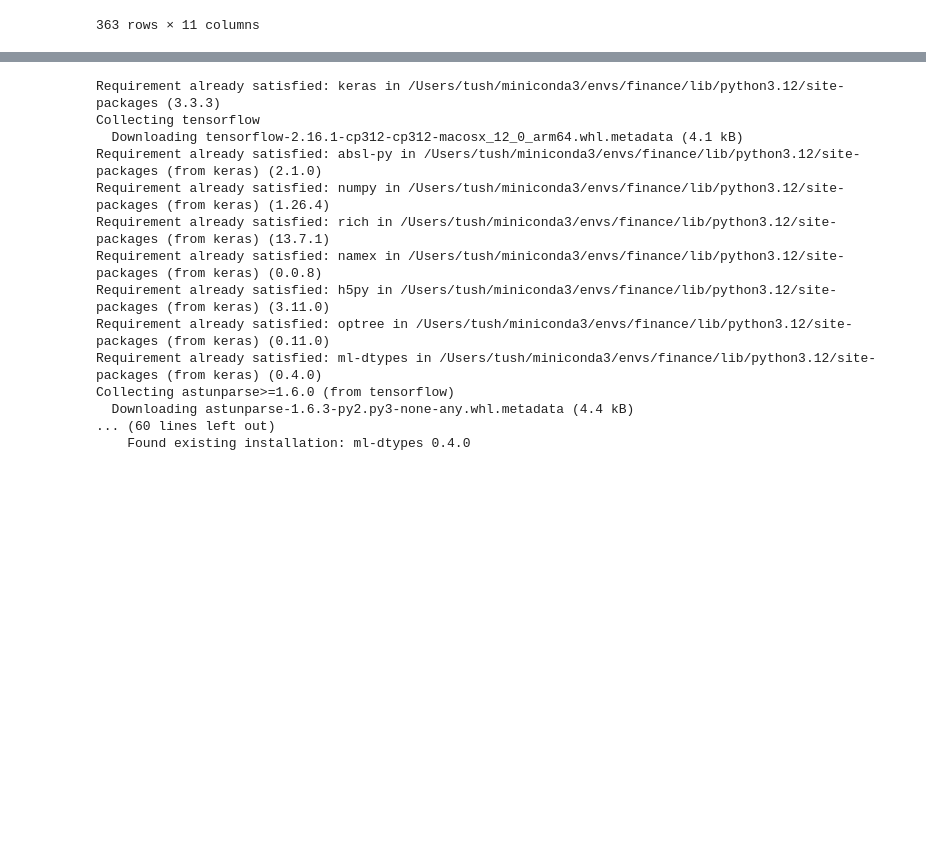
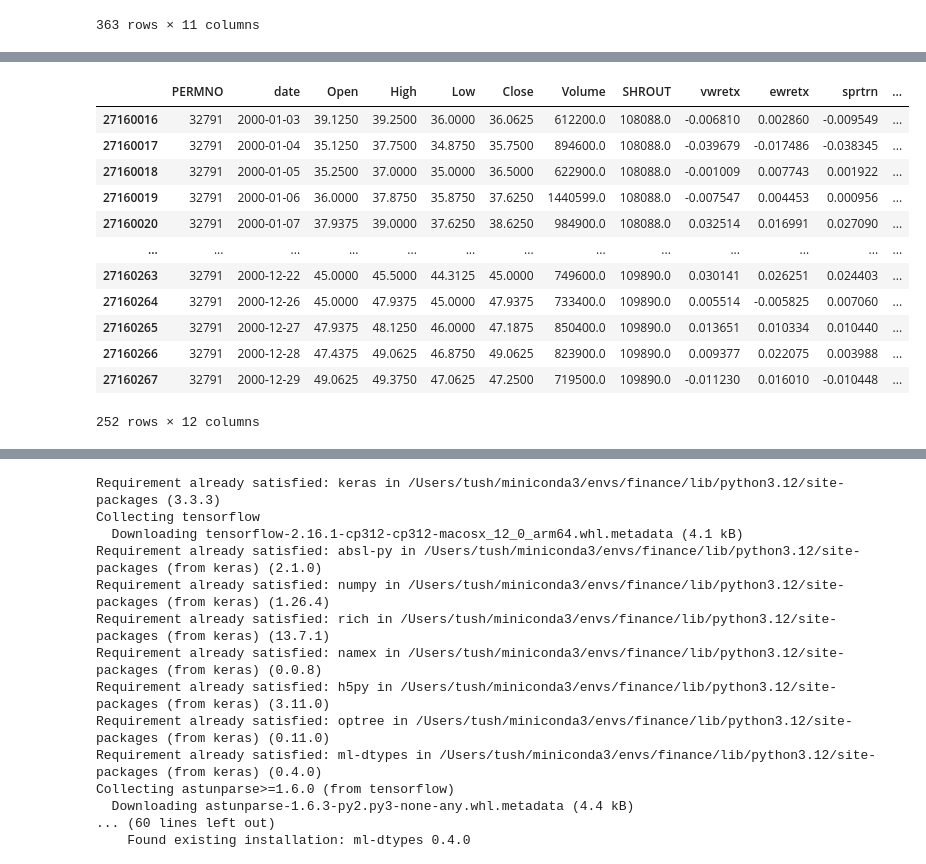
Before and after one commit to tushar2407/MGTF430, a Jupyter notebook: constantq.ipynb, the cells around one changed output, grey strips where cells are left out. Cells and saved outputs as stored; diff of their text form; code cells hidden in the pictures; blank space fills up the shorter version.

```diff
--- a/constantq.ipynb
+++ b/constantq.ipynb
@@ -122,3 +160,19 @@ final_4d_array.shape
+# %%
+df_sub[df_sub['PERMNO']==32791]
+# %% [output]
+|  | PERMNO | date | Open | High | Low | Close | Volume | SHROUT | vwretx | ewretx | sprtrn | ... |
+| 27160016 | 32791 | 2000-01-03 | 39.1250 | 39.2500 | 36.0000 | 36.0625 | 612200.0 | 108088.0 | -0.006810 | 0.002860 | -0.009549 | ... |
+| 27160017 | 32791 | 2000-01-04 | 35.1250 | 37.7500 | 34.8750 | 35.7500 | 894600.0 | 108088.0 | -0.039679 | -0.017486 | -0.038345 | ... |
+| 27160018 | 32791 | 2000-01-05 | 35.2500 | 37.0000 | 35.0000 | 36.5000 | 622900.0 | 108088.0 | -0.001009 | 0.007743 | 0.001922 | ... |
+| 27160019 | 32791 | 2000-01-06 | 36.0000 | 37.8750 | 35.8750 | 37.6250 | 1440599.0 | 108088.0 | -0.007547 | 0.004453 | 0.000956 | ... |
+| 27160020 | 32791 | 2000-01-07 | 37.9375 | 39.0000 | 37.6250 | 38.6250 | 984900.0 | 108088.0 | 0.032514 | 0.016991 | 0.027090 | ... |
+| ... | ... | ... | ... | ... | ... | ... | ... | ... | ... | ... | ... | ... |
+| 27160263 | 32791 | 2000-12-22 | 45.0000 | 45.5000 | 44.3125 | 45.0000 | 749600.0 | 109890.0 | 0.030141 | 0.026251 | 0.024403 | ... |
+| 27160264 | 32791 | 2000-12-26 | 45.0000 | 47.9375 | 45.0000 | 47.9375 | 733400.0 | 109890.0 | 0.005514 | -0.005825 | 0.007060 | ... |
+| 27160265 | 32791 | 2000-12-27 | 47.9375 | 48.1250 | 46.0000 | 47.1875 | 850400.0 | 109890.0 | 0.013651 | 0.010334 | 0.010440 | ... |
+| 27160266 | 32791 | 2000-12-28 | 47.4375 | 49.0625 | 46.8750 | 49.0625 | 823900.0 | 109890.0 | 0.009377 | 0.022075 | 0.003988 | ... |
+| 27160267 | 32791 | 2000-12-29 | 49.0625 | 49.3750 | 47.0625 | 47.2500 | 719500.0 | 109890.0 | -0.011230 | 0.016010 | -0.010448 | ... |
+252 rows × 12 columns
 # %%
 stock_codes
 # %% [output]
```
Also changed, not shown: parts of 30 cells of this notebook.
